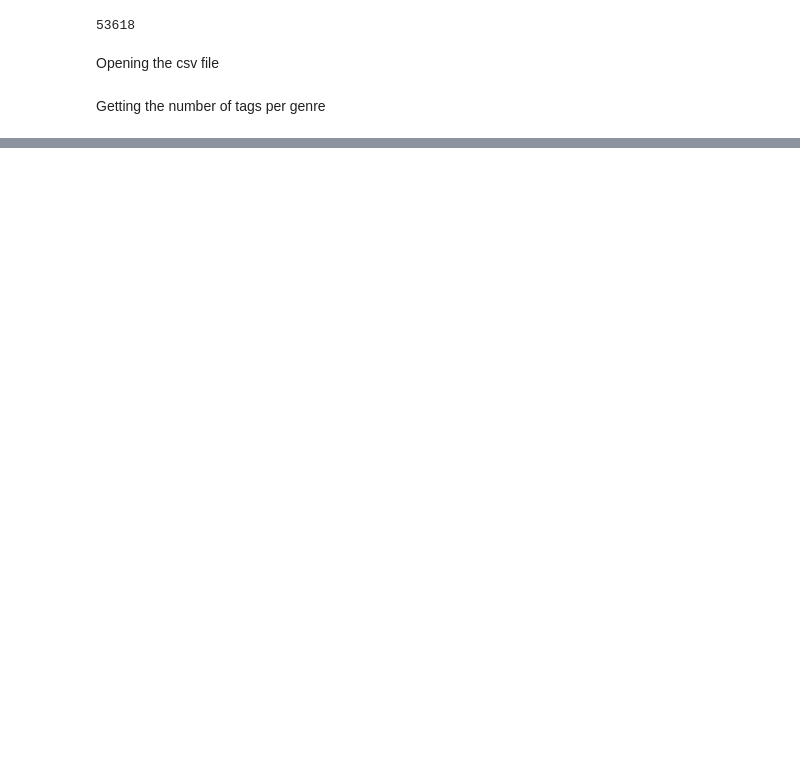
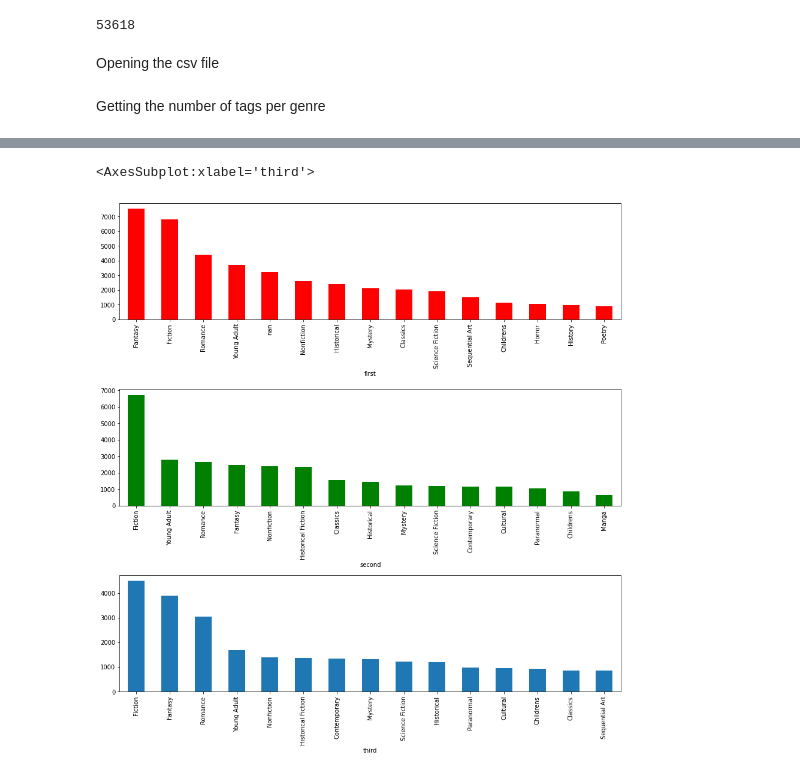
Before and after one commit to A-Istrate/80629_Project, a Jupyter notebook: ML80629_Data_preparation.ipynb, the cells around one changed output, grey strips where cells are left out. Cells and saved outputs as stored; diff of their text form; code cells hidden in the pictures; blank space fills up the shorter version.

Commit message:
Data preparation update

```diff
--- a/ML80629_Data_preparation.ipynb
+++ b/ML80629_Data_preparation.ipynb
@@ -54,0 +45,12 @@ all_genres_long.columns = ("genre",)
+# %%
+genre_tags = pd.DataFrame(all_genres).iloc[:,0:3]
+genre_tags.columns = ("first","second","third")
+# %%
+fig,axes  = plt.subplots(nrows = 3 , ncols =1, figsize=(15,15))
+fig.subplots_adjust(hspace=0.6)
+genre_tags.value_counts("first")[:15].plot.bar(ax=axes[0],color="red")
+genre_tags.value_counts("second")[:15].plot.bar(ax=axes[1],color="green")
+genre_tags.value_counts("third")[:15].plot.bar(ax=axes[2])
+# %% [output]
+<AxesSubplot:xlabel='third'>
+[figure, added]
```
Also changed, not shown: parts of 13 cells of this notebook.
